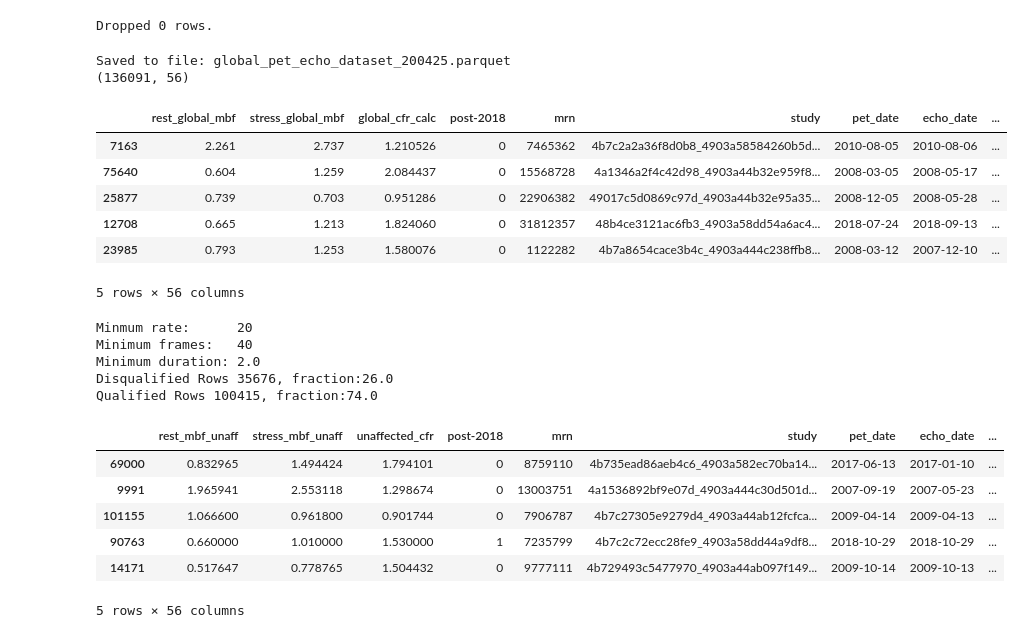
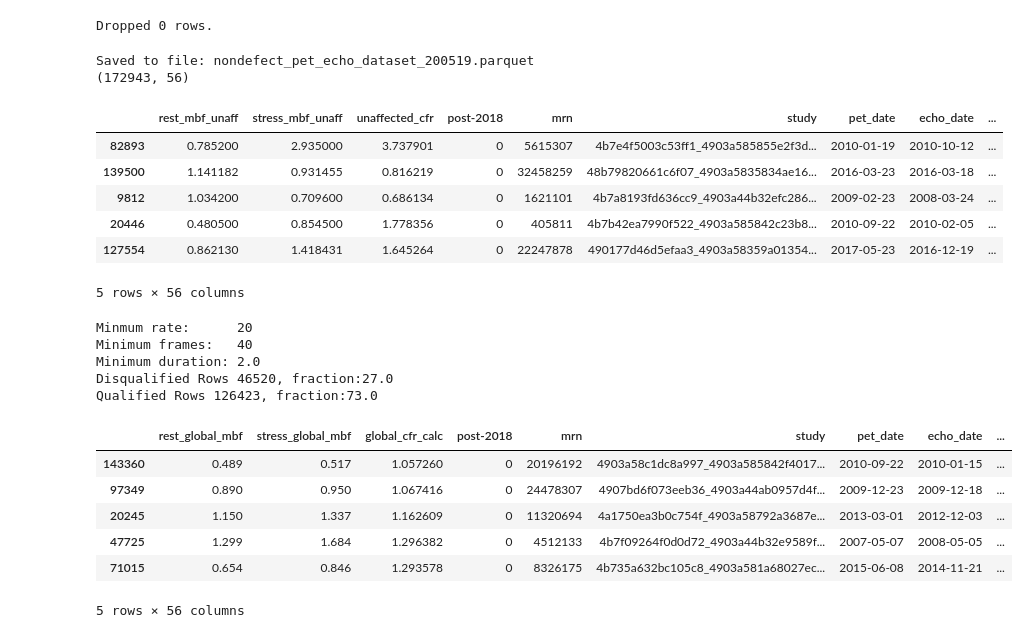
Before and after one commit to awerdich/werdich-cfr, a Jupyter notebook: notebooks/cfr_datasets_patientsplit.ipynb, the cells around one changed output. Drawn from its saved outputs; the diff is of its cells as text; code cells hidden in the pictures.

```diff
--- a/notebooks/cfr_datasets_patientsplit.ipynb
+++ b/notebooks/cfr_datasets_patientsplit.ipynb
@@ -11,7 +11,7 @@ pd.set_option('display.width', 1000)
 # %%
 cfr_data_root = os.path.normpath('/mnt/obi0/andreas/data/cfr')
 pet_data_dir = os.path.normpath('/mnt/obi0/phi/pet/pet_cfr')
-cfr_meta_date = '200425'
+cfr_meta_date = '200519'
 meta_dir = os.path.join(cfr_data_root, 'metadata_'+cfr_meta_date)
 print(meta_dir)
 # %% [output]
@@ -372,14 +400,14 @@ print('Saved to file:', dataset_filename)
 print(dataset_split_tfr.shape)
 dataset_split_tfr.head()
 # %% [output]
-Saved to file: global_pet_echo_dataset_200425.parquet
-(136091, 56)
+Saved to file: nondefect_pet_echo_dataset_200519.parquet
+(172943, 56)
-|  | rest_global_mbf | stress_global_mbf | global_cfr_calc | post-2018 | mrn | study | pet_date | echo_date | ... |
-| 7163 | 2.261 | 2.737 | 1.210526 | 0 | 7465362 | 4b7c2a2a36f8d0b8_4903a58584260b5d... | 2010-08-05 | 2010-08-06 | ... |
-| 75640 | 0.604 | 1.259 | 2.084437 | 0 | 15568728 | 4a1346a2f4c42d98_4903a44b32e959f8... | 2008-03-05 | 2008-05-17 | ... |
-| 25877 | 0.739 | 0.703 | 0.951286 | 0 | 22906382 | 49017c5d0869c97d_4903a44b32e95a35... | 2008-12-05 | 2008-05-28 | ... |
-| 12708 | 0.665 | 1.213 | 1.824060 | 0 | 31812357 | 48b4ce3121ac6fb3_4903a58dd54a6ac4... | 2018-07-24 | 2018-09-13 | ... |
-| 23985 | 0.793 | 1.253 | 1.580076 | 0 | 1122282 | 4b7a8654cace3b4c_4903a444c238ffb8... | 2008-03-12 | 2007-12-10 | ... |
+|  | rest_mbf_unaff | stress_mbf_unaff | unaffected_cfr | post-2018 | mrn | study | pet_date | echo_date | ... |
+| 82893 | 0.785200 | 2.935000 | 3.737901 | 0 | 5615307 | 4b7e4f5003c53ff1_4903a585855e2f3d... | 2010-01-19 | 2010-10-12 | ... |
+| 139500 | 1.141182 | 0.931455 | 0.816219 | 0 | 32458259 | 48b79820661c6f07_4903a5835834ae16... | 2016-03-23 | 2016-03-18 | ... |
+| 9812 | 1.034200 | 0.709600 | 0.686134 | 0 | 1621101 | 4b7a8193fd636cc9_4903a44b32efc286... | 2009-02-23 | 2008-03-24 | ... |
+| 20446 | 0.480500 | 0.854500 | 1.778356 | 0 | 405811 | 4b7b42ea7990f522_4903a585842c23b8... | 2010-09-22 | 2010-02-05 | ... |
+| 127554 | 0.862130 | 1.418431 | 1.645264 | 0 | 22247878 | 490177d46d5efaa3_4903a58359a01354... | 2017-05-23 | 2016-12-19 | ... |
 5 rows × 56 columns
 # %%
 minrate = 20
@@ -404,16 +432,16 @@ print('Qualified Rows {}, fraction:{:.1f}'.format(rows_qualified,
 Minmum rate:      20
 Minimum frames:   40
 Minimum duration: 2.0
-Disqualified Rows 35676, fraction:26.0
-Qualified Rows 100415, fraction:74.0
+Disqualified Rows 46520, fraction:27.0
+Qualified Rows 126423, fraction:73.0
 # %%
-df = pd.read_parquet(os.path.join(meta_dir, 'nondefect_pet_echo_dataset_200425.parquet'))
+df = pd.read_parquet(os.path.join(meta_dir, 'global_pet_echo_dataset_200519.parquet'))
 df.head()
 # %% [output]
-|  | rest_mbf_unaff | stress_mbf_unaff | unaffected_cfr | post-2018 | mrn | study | pet_date | echo_date | ... |
-| 69000 | 0.832965 | 1.494424 | 1.794101 | 0 | 8759110 | 4b735ead86aeb4c6_4903a582ec70ba14... | 2017-06-13 | 2017-01-10 | ... |
-| 9991 | 1.965941 | 2.553118 | 1.298674 | 0 | 13003751 | 4a1536892bf9e07d_4903a444c30d501d... | 2007-09-19 | 2007-05-23 | ... |
-| 101155 | 1.066600 | 0.961800 | 0.901744 | 0 | 7906787 | 4b7c27305e9279d4_4903a44ab12fcfca... | 2009-04-14 | 2009-04-13 | ... |
-| 90763 | 0.660000 | 1.010000 | 1.530000 | 1 | 7235799 | 4b7c2c72ecc28fe9_4903a58dd44a9df8... | 2018-10-29 | 2018-10-29 | ... |
-| 14171 | 0.517647 | 0.778765 | 1.504432 | 0 | 9777111 | 4b729493c5477970_4903a44ab097f149... | 2009-10-14 | 2009-10-13 | ... |
+|  | rest_global_mbf | stress_global_mbf | global_cfr_calc | post-2018 | mrn | study | pet_date | echo_date | ... |
+| 143360 | 0.489 | 0.517 | 1.057260 | 0 | 20196192 | 4903a58c1dc8a997_4903a585842f4017... | 2010-09-22 | 2010-01-15 | ... |
+| 97349 | 0.890 | 0.950 | 1.067416 | 0 | 24478307 | 4907bd6f073eeb36_4903a44ab0957d4f... | 2009-12-23 | 2009-12-18 | ... |
+| 20245 | 1.150 | 1.337 | 1.162609 | 0 | 11320694 | 4a1750ea3b0c754f_4903a58792a3687e... | 2013-03-01 | 2012-12-03 | ... |
+| 47725 | 1.299 | 1.684 | 1.296382 | 0 | 4512133 | 4b7f09264f0d0d72_4903a44b32e9589f... | 2007-05-07 | 2008-05-05 | ... |
+| 71015 | 0.654 | 0.846 | 1.293578 | 0 | 8326175 | 4b735a632bc105c8_4903a581a68027ec... | 2015-06-08 | 2014-11-21 | ... |
 5 rows × 56 columns
```
Also changed, not shown: parts of 19 cells of this notebook, 3 other files.
